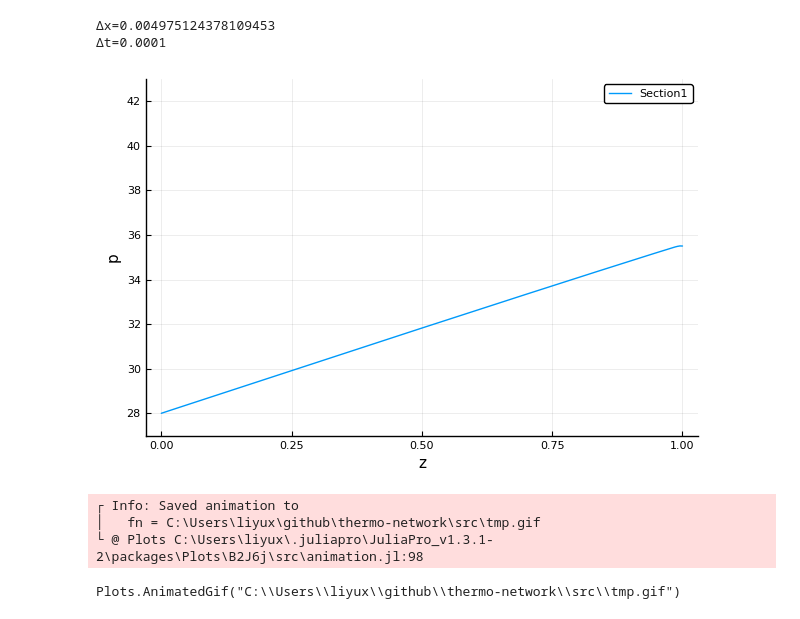
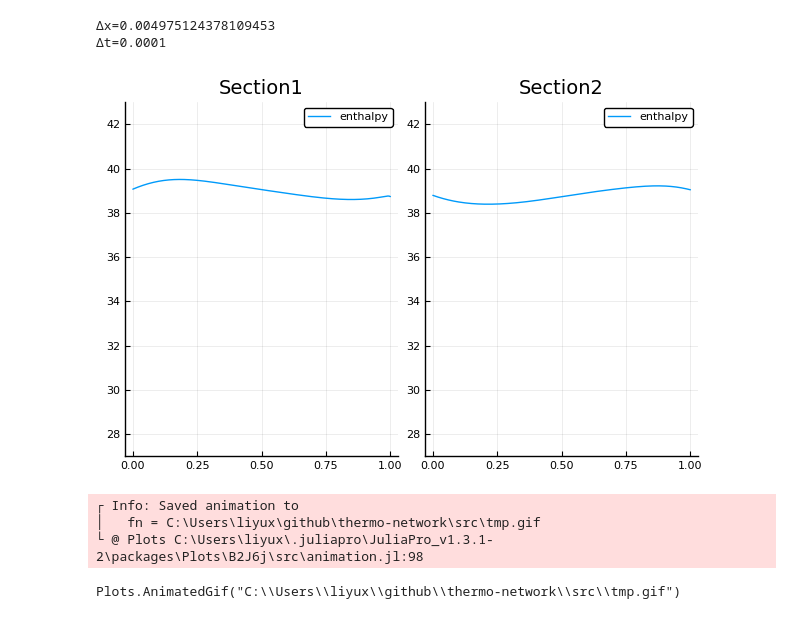
Before and after one commit to liyuxuan48/thermo-network, a Jupyter notebook: examples/impulsive heating two sections test.ipynb, the cells around one changed output. Cells and saved outputs as stored; diff of their text form; code cells hidden in the pictures.

```diff
--- a/examples/impulsive heating two sections test.ipynb
+++ b/examples/impulsive heating two sections test.ipynb
@@ -117,10 +117,10 @@ righthand2=[0;0;0]
 Δt=0.0001
 # %%
 @gif for i in 1:length(uhist1)
-    plot(ux1,uhist1[i].h, ylim=(27.0,43.0), xlabel="z",ylabel="p",label="Section1")
+    plot([ux1 ux2], [uhist1[i].h,uhist2[i].h], ylim=(27.0,43.0), title=["Section1" "Section2"],label=["enthalpy" "enthalpy"],  layout = (1, 2))
 end
 # %% [output]
-[figure, old version]
+[figure, new version]
 ┌ Info: Saved animation to
 │   fn = C:\Users\liyux\github\thermo-network\src\tmp.gif
 └ @ Plots C:\Users\liyux\.juliapro\JuliaPro_v1.3.1-2\packages\Plots\B2J6j\src\animation.jl:98
```
Also changed, not shown: parts of 4 cells of this notebook, 3 other files.
